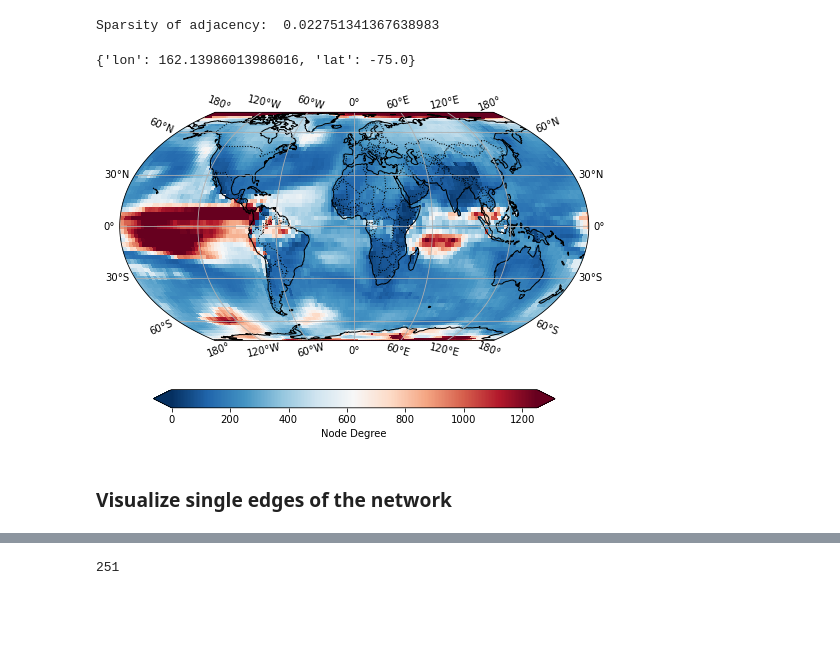
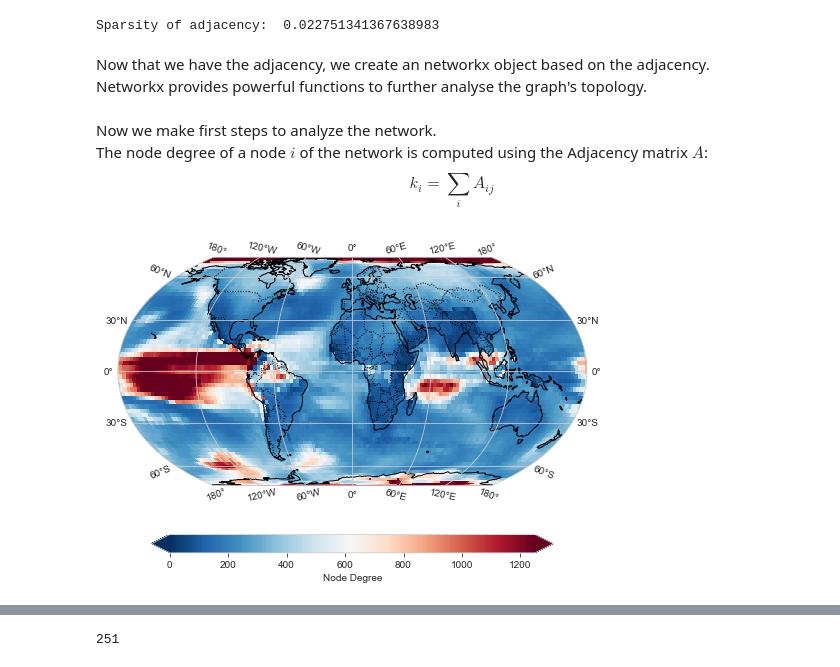
Before and after one commit to mlcs/seminar_ws22, a Jupyter notebook: 03_cn/climnet_t2m_global.ipynb, the cells around one changed output, grey strips where cells are left out. Drawn from its saved outputs; the diff is of its cells as text; code cells hidden in the pictures; blank space fills up the shorter version.

Commit message:
Added comments and discriptions to climate network tutorial.

```diff
--- a/03_cn/climnet_t2m_global.ipynb
+++ b/03_cn/climnet_t2m_global.ipynb
@@ -153 +165,4 @@ cnx = nx.DiGraph(adjacency)
+# %% [markdown]
+Now that we have the adjacency, we create an networkx object based on the adjacency.
+Networkx provides powerful functions to further analyse the graph's topology.
 # %%
@@ -159,22 +177,20 @@ lon_mesh, lat_mesh = np.meshgrid(lons, lats)
 nx.set_node_attributes(cnx, {node: lon_mesh.flatten()[node] for node in cnx.nodes()}, 'lon')
 nx.set_node_attributes(cnx, {node: lat_mesh.flatten()[node] for node in cnx.nodes()}, 'lat')
-# %%
-cnx.nodes[1000]
-# %% [output]
-{'lon': 162.13986013986016, 'lat': -75.0}
+# %% [markdown]
+Now we make first steps to analyze the network.
+The node degree of a node $i$ of the network is computed using the Adjacency matrix $A$:
+$$ k_i = \sum_i A_{ij} $$
 # %%
+# Compute the node degree and plot it
 reload(put)
-degrees = {node: val for (node, val) in cnx.degree()}
-nx.set_node_attributes(cnx, degrees, "degree")
+degrees = np.array(cnx.degree())[:,1] # This returns the list of degrees
 # Plot degrees
-degree_arr = np.array(list(degrees.values())).reshape(dim_lat, dim_lon)
+degree_arr = np.array(cnx.degree())[:,1].reshape(dim_lat, dim_lon)
 degree_map = put.create_map_for_da(da=ds[var_name], data=degree_arr, name='degree')
 im = put.plot_map(degree_map,
                   label='Node Degree',
                   projection='EqualEarth',
                   vmin=0,
                   vmax=1250)
 # %% [output]
-[figure, old version]
+[figure, new version]
-# %% [markdown]
-### Visualize single edges of the network
```
Also changed, not shown: parts of 21 cells of this notebook, 1 other file.
